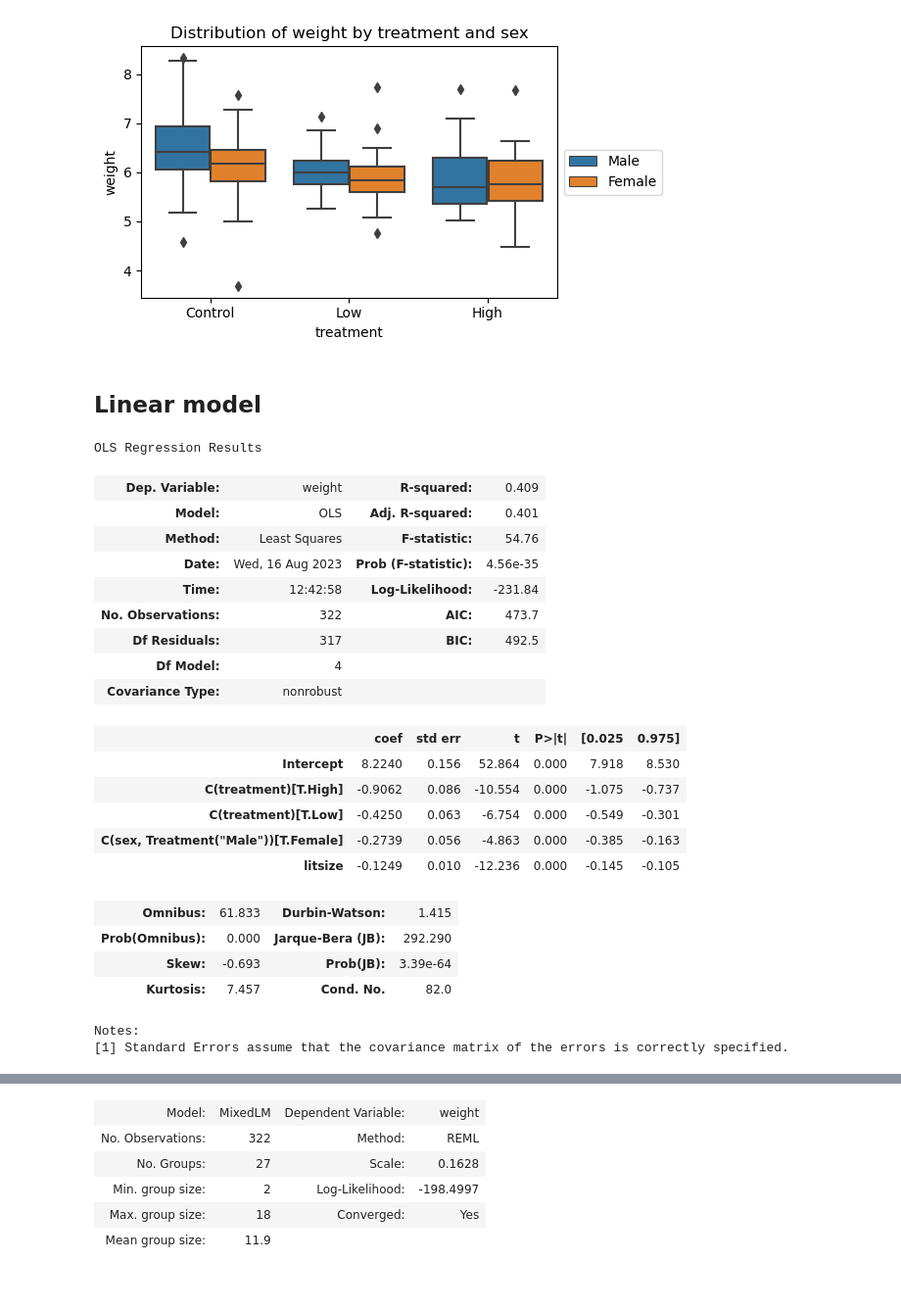
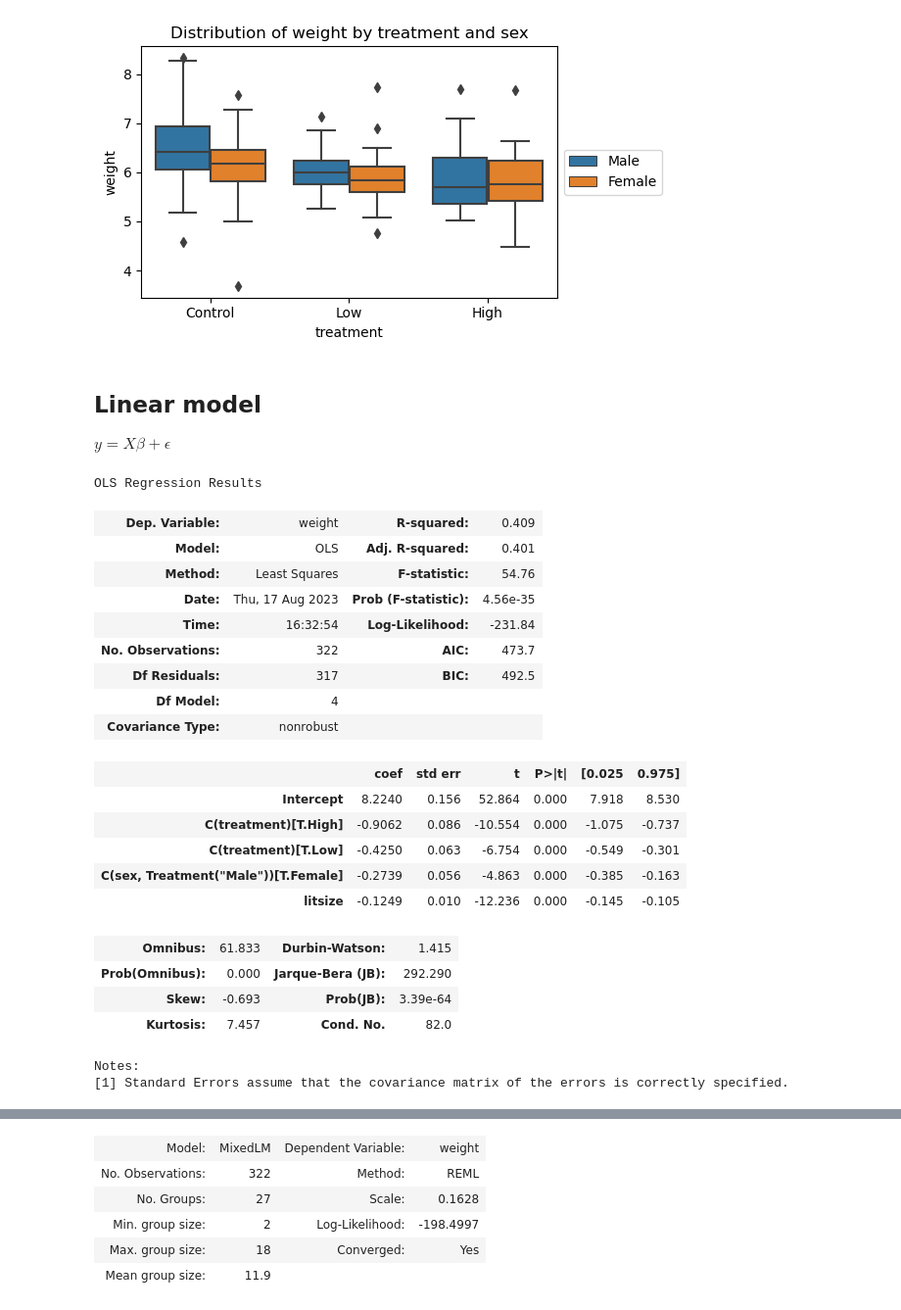
Before and after one commit to oneoffcoder/books, a Jupyter notebook: sphinx/datascience/source/mixed-effect-regression.ipynb, the cells around one changed output, grey strips where cells are left out. Shown at 98% size. Cells and saved outputs as stored; diff of their text form; code cells hidden in the pictures.

```diff
--- a/sphinx/datascience/source/mixed-effect-regression.ipynb
+++ b/sphinx/datascience/source/mixed-effect-regression.ipynb
@@ -122,22 +124,24 @@ fig.tight_layout()
 [figure]
 # %% [markdown]
 ## Linear model
+
+$y = X \beta + \epsilon$
 # %%
 import statsmodels.formula.api as smf
 
-model = smf.ols(
+ols_model = smf.ols(
         formula='''weight ~ litsize + C(treatment) + C(sex, Treatment("Male"))''',
         data=df) \
     .fit()
 
-model.summary()
+ols_model.summary()
 # %% [output]
 OLS Regression Results
 | Dep. Variable: | weight | R-squared: | 0.409 |
 | Model: | OLS | Adj. R-squared: | 0.401 |
 | Method: | Least Squares | F-statistic: | 54.76 |
-| Date: | Wed, 16 Aug 2023 | Prob (F-statistic): | 4.56e-35 |
-| Time: | 12:42:58 | Log-Likelihood: | -231.84 |
+| Date: | Thu, 17 Aug 2023 | Prob (F-statistic): | 4.56e-35 |
+| Time: | 16:32:54 | Log-Likelihood: | -231.84 |
 | No. Observations: | 322 | AIC: | 473.7 |
 | Df Residuals: | 317 | BIC: | 492.5 |
 | Df Model: | 4 |  |  |
```
Also changed, not shown: parts of 30 cells of this notebook.
